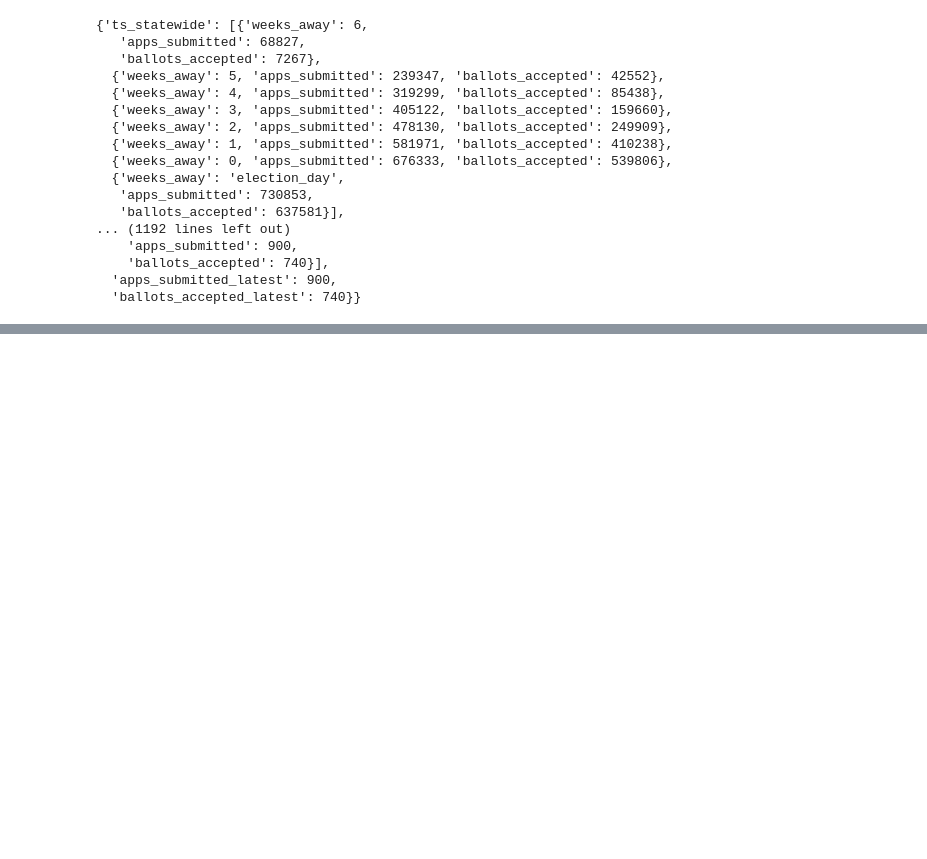
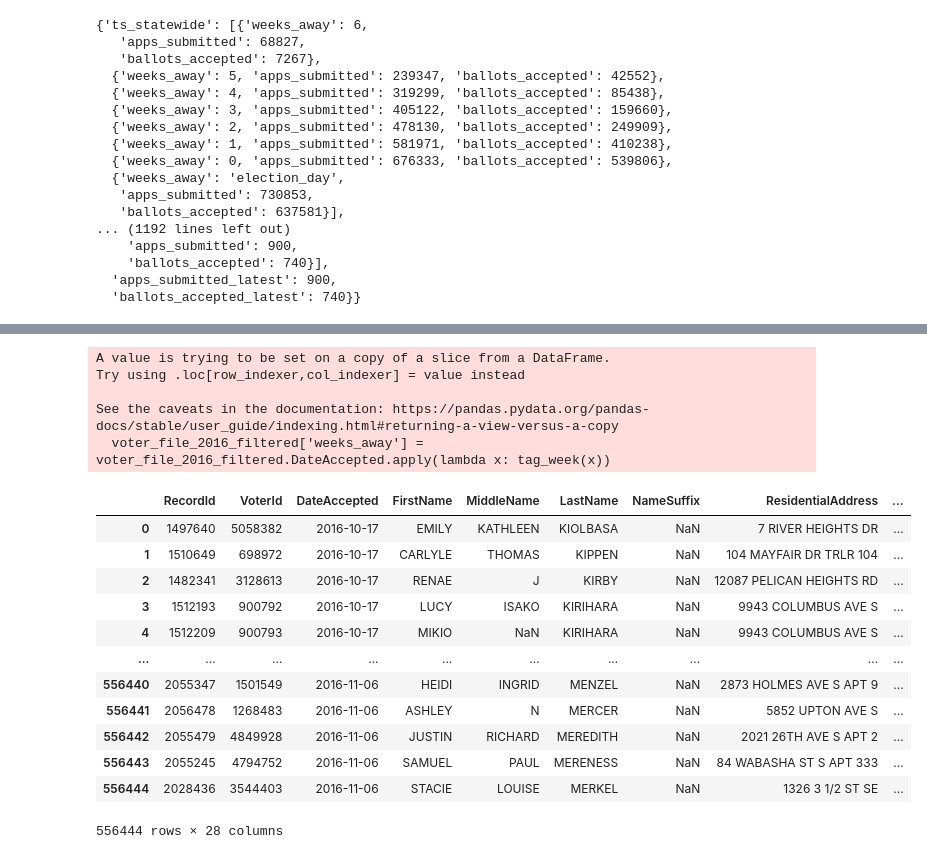
Before and after one commit to striblab/20200923-vote-tracking, a Jupyter notebook: src/scraper/reshape_historical_data.ipynb, the cells around one changed output, grey strips where cells are left out. Cells and saved outputs as stored; diff of their text form; code cells hidden in the pictures; blank space fills up the shorter version.

Commit message:
2016 statewide data.

```diff
--- a/src/scraper/reshape_historical_data.ipynb
+++ b/src/scraper/reshape_historical_data.ipynb
@@ -149,0 +135,19 @@ with open('json/county-list-2018.json', 'w') as json_2018:
+# %%
+fridays_2016 = [
+    {'friday_date': datetime.datetime.fromisoformat('2016-09-23'), 'weeks_away' : 7},
+    {'friday_date': datetime.datetime.fromisoformat('2016-09-30'), 'weeks_away' : 6},
+    {'friday_date': datetime.datetime.fromisoformat('2016-10-07'), 'weeks_away' : 5},
+    {'friday_date': datetime.datetime.fromisoformat('2016-10-14'), 'weeks_away' : 4},
+    {'friday_date': datetime.datetime.fromisoformat('2016-10-21'), 'weeks_away' : 3},
+    {'friday_date': datetime.datetime.fromisoformat('2016-10-28'), 'weeks_away' : 2},
+    {'friday_date': datetime.datetime.fromisoformat('2016-11-04'), 'weeks_away' : 1},
+    {'friday_date': datetime.datetime.fromisoformat('2016-11-07'), 'weeks_away' : 0},
+    {'friday_date': datetime.datetime.fromisoformat('2016-11-08'), 'weeks_away': 'election_day'},
+]
+# %%
+voter_file_2016 = pd.read_csv(
+    'import/voters_ab_ballots_Nov7_2016.csv',
+    parse_dates=['DateAccepted'],
+    dtype={'RecordId': object, 'VoterId': object, 'CountyCode': object}
+)
+voter_file_2016.columns
@@ -149,0 +171,30 @@ with open('json/county-list-2018.json', 'w') as json_2018:
+# %%
+voter_file_2016_filtered = voter_file_2016[voter_file_2016['DateAccepted'] > '2016-09-01']
+# %%
+def tag_week(input_date):
+    for week in reversed(fridays_2016):
+        if input_date <= week['friday_date']:
+            which_week = week['weeks_away']
+    return which_week
+# %%
+voter_file_2016_filtered['weeks_away'] = voter_file_2016_filtered.DateAccepted.apply(lambda x: tag_week(x))
+voter_file_2016_filtered
+# %% [output]
+A value is trying to be set on a copy of a slice from a DataFrame.
+Try using .loc[row_indexer,col_indexer] = value instead
+
+See the caveats in the documentation: https://pandas.pydata.org/pandas-docs/stable/user_guide/indexing.html#returning-a-view-versus-a-copy
+  voter_file_2016_filtered['weeks_away'] = voter_file_2016_filtered.DateAccepted.apply(lambda x: tag_week(x))
+|  | RecordId | VoterId | DateAccepted | FirstName | MiddleName | LastName | NameSuffix | ResidentialAddress | ... |
+| 0 | 1497640 | 5058382 | 2016-10-17 | EMILY | KATHLEEN | KIOLBASA | NaN | 7 RIVER HEIGHTS DR | ... |
+| 1 | 1510649 | 698972 | 2016-10-17 | CARLYLE | THOMAS | KIPPEN | NaN | 104 MAYFAIR DR TRLR 104 | ... |
+| 2 | 1482341 | 3128613 | 2016-10-17 | RENAE | J | KIRBY | NaN | 12087 PELICAN HEIGHTS RD | ... |
+| 3 | 1512193 | 900792 | 2016-10-17 | LUCY | ISAKO | KIRIHARA | NaN | 9943 COLUMBUS AVE S | ... |
+| 4 | 1512209 | 900793 | 2016-10-17 | MIKIO | NaN | KIRIHARA | NaN | 9943 COLUMBUS AVE S | ... |
+| ... | ... | ... | ... | ... | ... | ... | ... | ... | ... |
+| 556440 | 2055347 | 1501549 | 2016-11-06 | HEIDI | INGRID | MENZEL | NaN | 2873 HOLMES AVE S APT 9 | ... |
+| 556441 | 2056478 | 1268483 | 2016-11-06 | ASHLEY | N | MERCER | NaN | 5852 UPTON AVE S | ... |
+| 556442 | 2055479 | 4849928 | 2016-11-06 | JUSTIN | RICHARD | MEREDITH | NaN | 2021 26TH AVE S APT 2 | ... |
+| 556443 | 2055245 | 4794752 | 2016-11-06 | SAMUEL | PAUL | MERENESS | NaN | 84 WABASHA ST S APT 333 | ... |
+| 556444 | 2028436 | 3544403 | 2016-11-06 | STACIE | LOUISE | MERKEL | NaN | 1326 3 1/2 ST SE | ... |
+556444 rows × 28 columns
```
Also changed, not shown: parts of 12 cells of this notebook, 3 other files.
